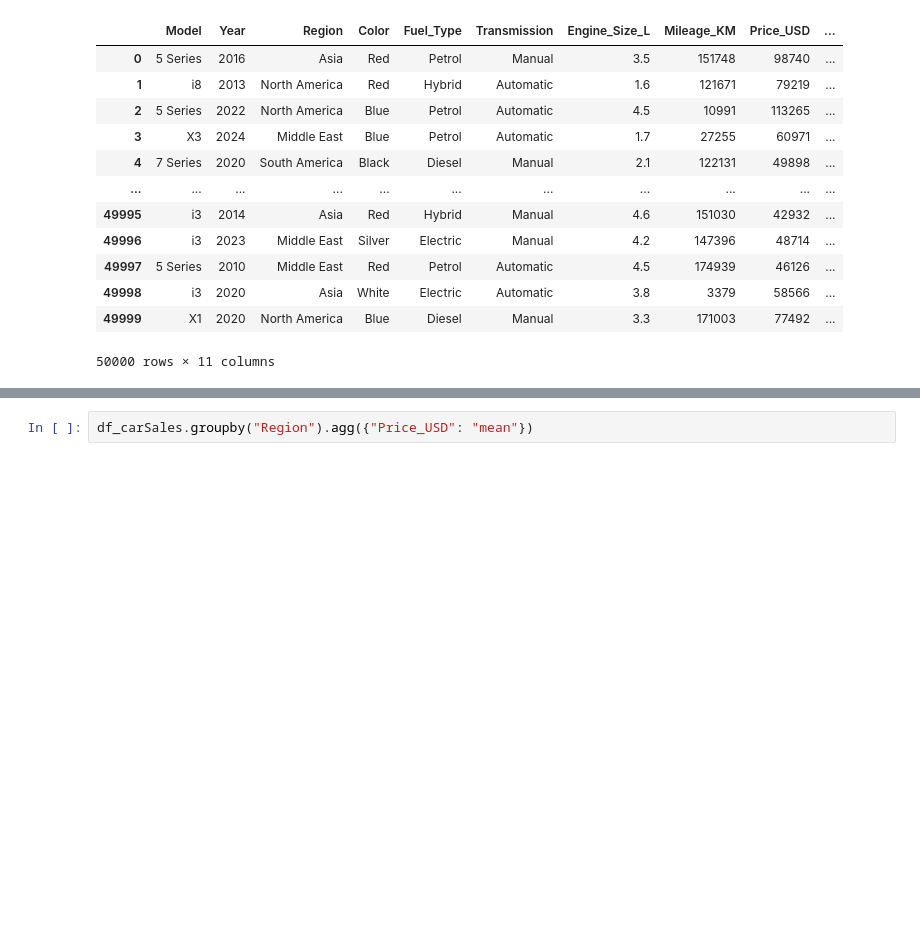
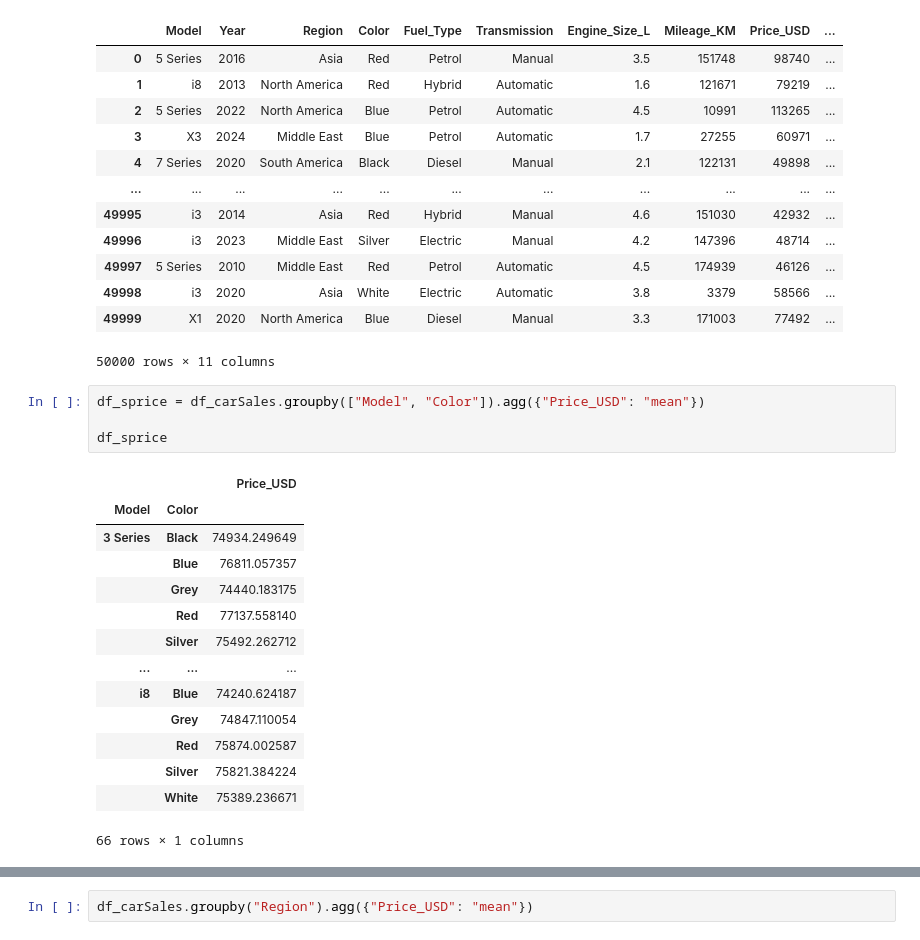
Before and after one commit to stefkwan/pytn_300725, a Jupyter notebook: sesi5_11Aug.ipynb, the cells around one changed output, grey strips where cells are left out. Saved outputs shown, nothing was run; the diff lists cells and outputs as text; blank space fills up the shorter version.

```diff
--- a/sesi5_11Aug.ipynb
+++ b/sesi5_11Aug.ipynb
@@ -1090,3 +1110,22 @@ df_carSales
 | 49998 | i3 | 2020 | Asia | White | Electric | Automatic | 3.8 | 3379 | 58566 | ... |
 | 49999 | X1 | 2020 | North America | Blue | Diesel | Manual | 3.3 | 171003 | 77492 | ... |
 50000 rows × 11 columns
+# %%
+df_sprice = df_carSales.groupby(["Model", "Color"]).agg({"Price_USD": "mean"})
+
+df_sprice
+# %% [output]
+|  |  | Price_USD |
+| Model | Color |  |
+| 3 Series | Black | 74934.249649 |
+|  | Blue | 76811.057357 |
+|  | Grey | 74440.183175 |
+|  | Red | 77137.558140 |
+|  | Silver | 75492.262712 |
+| ... | ... | ... |
+| i8 | Blue | 74240.624187 |
+|  | Grey | 74847.110054 |
+|  | Red | 75874.002587 |
+|  | Silver | 75821.384224 |
+|  | White | 75389.236671 |
+66 rows × 1 columns
```
Also changed, not shown: parts of 7 cells of this notebook, 2 other files.
